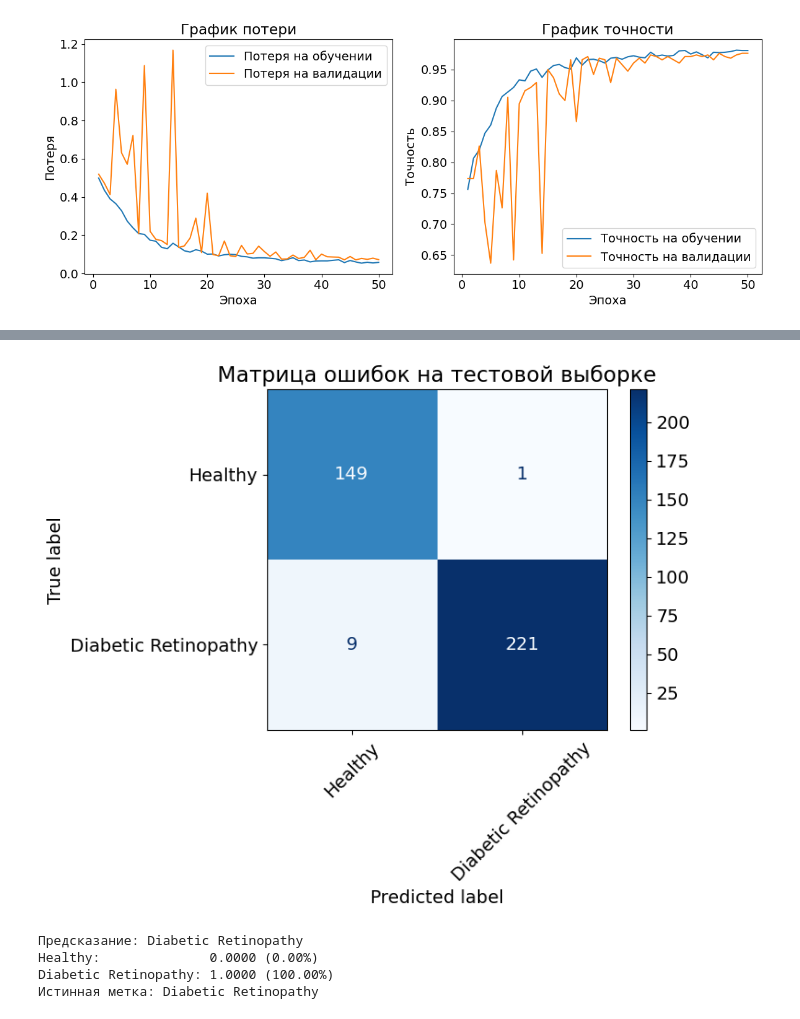
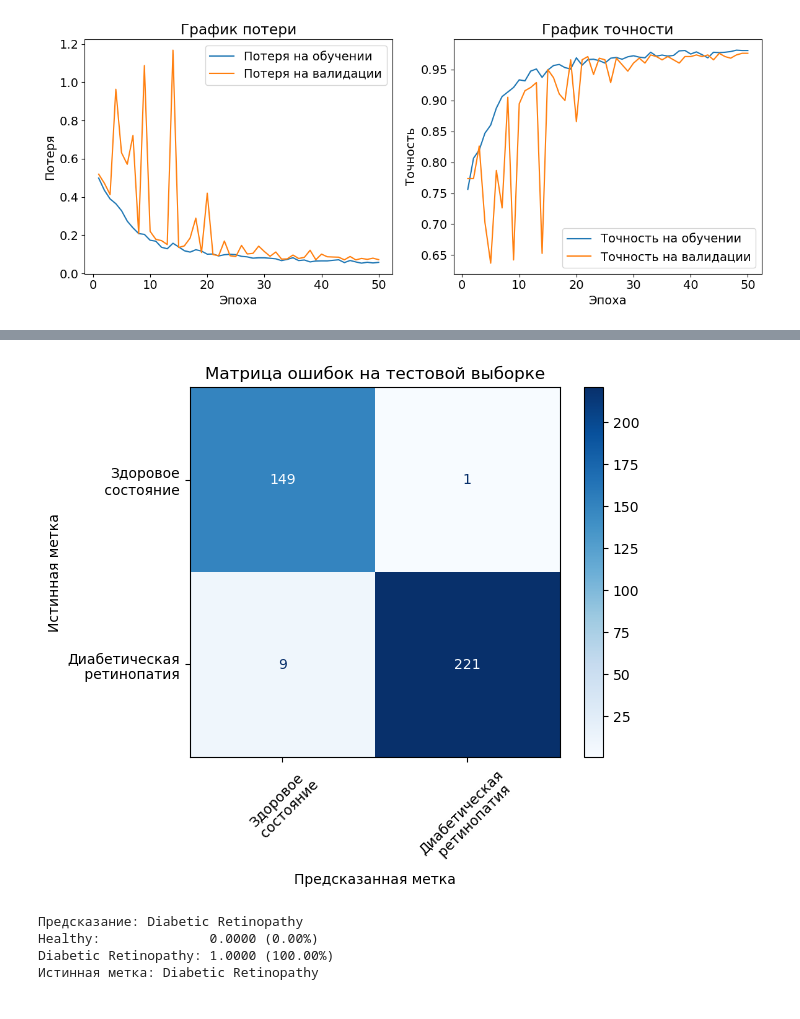
Before and after one commit to BaUniv2025/Blindness-Detection, a Jupyter notebook: training.ipynb, the cells around one changed output, grey strips where cells are left out. Saved outputs shown, nothing was run; the diff lists cells and outputs as text; code cells hidden in the pictures.

Commit message:
refine graphics

```diff
--- a/training.ipynb
+++ b/training.ipynb
@@ -53,7 +53,7 @@ for ax, category in zip(axes, categories):
     img = Image.open(random_image)
     ax.imshow(img, cmap="gray")
     display_name = mapping.get(category, category)
-    ax.set_title(display_name, fontsize=20)
+    ax.set_title(display_name, fontsize=15)
     ax.axis("off")
 
 plt.tight_layout()
@@ -720,7 +720,7 @@ model.eval()
 evaluate_binary_model(
     model,
     test_loader,
-    class_names=["Healthy", "Diabetic Retinopathy"],
+    class_names=["Здоровое\n состояние", "Диабетическая\n ретинопатия"],
     threshold=0.5
 )
 # %% [output]
@@ -737,4 +739,4 @@ Diabetic Retinopathy       1.00      0.96      0.98       230
-[figure, old version]
+[figure, new version]
 # %%
 import random
 from utils.visualisation import generate_gradcam, draw_aggressive_merged_boxes
```
Also changed, not shown: parts of 2 cells of this notebook.
